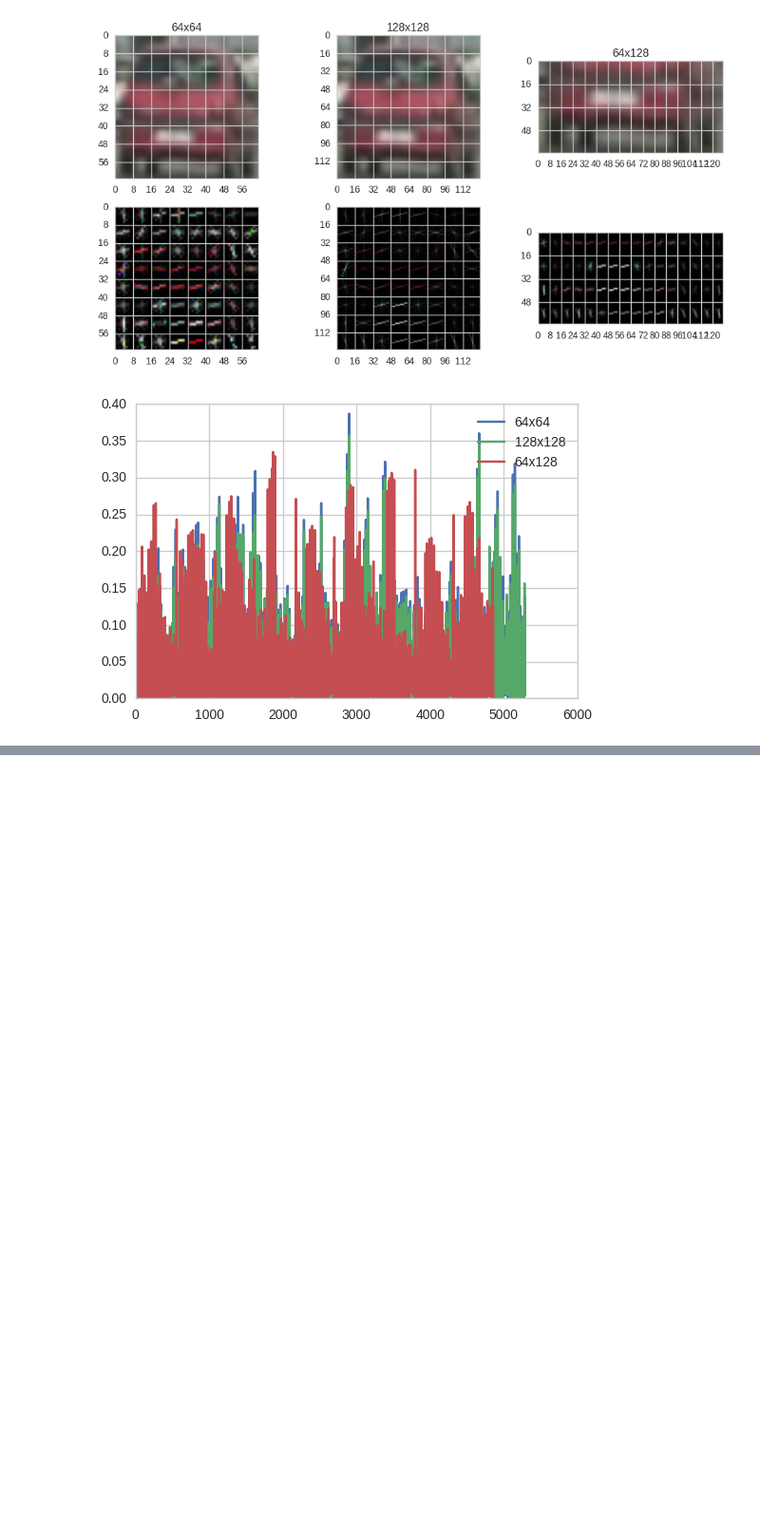
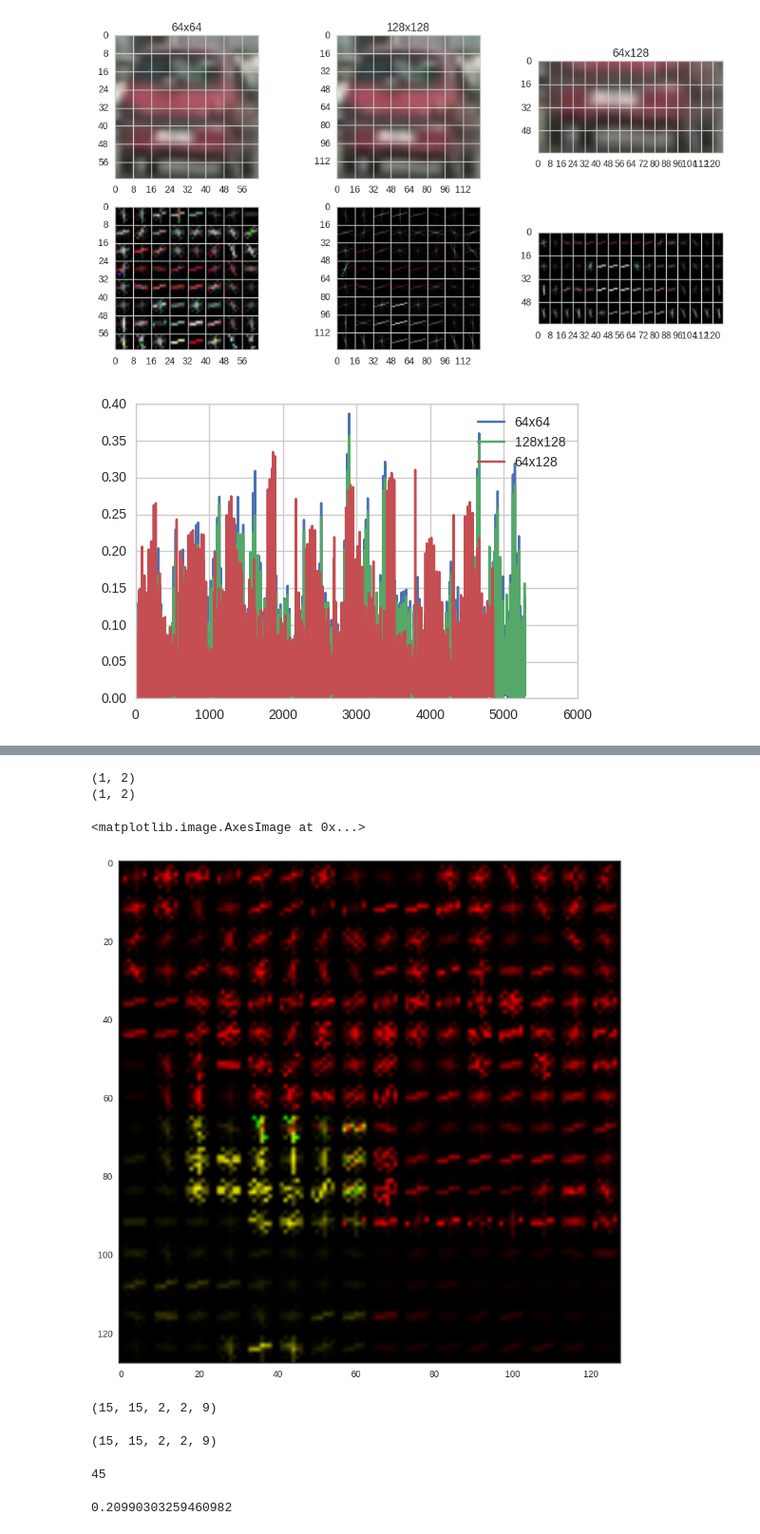
Before and after one commit to pkern90/vehicle-tracking, a Jupyter notebook: Notebooks/HOG experiments.ipynb, the cells around one changed output, grey strips where cells are left out. Shown at 95% size. Drawn from its saved outputs; the diff is of its cells as text; code cells hidden in the pictures; blank space fills up the shorter version.

```diff
--- a/Notebooks/HOG experiments.ipynb
+++ b/Notebooks/HOG experiments.ipynb
@@ -26,7 +26,7 @@ def hog_features(img, orient, pix_per_cell, cells_per_block, vis=False):
     if len(img.shape) == 2:
         img = np.expand_dims(img, axis=2)
 
-    features = np.zeros((img.shape[2], hog_feature_size(img, pix_per_cell, cells_per_block, orient)))
+    features = []
 
     if vis:
         hog_image = np.zeros(img.shape, dtype=np.float32)
@@ -34,15 +34,16 @@ def hog_features(img, orient, pix_per_cell, cells_per_block, vis=False):
     for ch in range(img.shape[2]):
         hog_result = hog(img[:, :, ch], orientations=orient, pixels_per_cell=pix_per_cell,
                          cells_per_block=cells_per_block, transform_sqrt=True,
-                         visualise=vis, feature_vector=True)
+                         visualise=vis, feature_vector=False)
 
         if vis:
-            features[ch] = hog_result[0]
+            features.append(hog_result)
             hog_image[:, :, ch] = hog_result[1]
         else:
-            features[ch] = hog_result
+            features.append(hog_result)
 
-    features = features.ravel()
+    #features = features.ravel()
+    features = np.array(features)
 
     if vis:
         return features, hog_image
@@ -374,0 +193,26 @@ array([[  1.35877058e-01],
+# %%
+orient = 9
+pix_per_cell = (8, 8)
+cells_per_block = (2, 2)
+
+sns.set_style(style='white')
+img = imread('../test_images/test1.jpg')
+img = cv2.cvtColor(img[400:528, 800:928, :], cv2.COLOR_RGB2GRAY)
+img_win = img[64:, 0:64]
+# %%
+feature_vec_all, all_img = hog_features(img, orient, pix_per_cell, cells_per_block, vis=True)
+print(feature_vec_all.shape)
+feature_vec_win, win_image = hog_features(img_win, orient, pix_per_cell, cells_per_block, vis=True)
+print(feature_vec_win.shape)
+# %% [output]
+(1, 2)
+(1, 2)
+# %%
+win_over = np.zeros(all_img[:,:,0].shape)
+win_over[64:, 0:64] = win_image[:,:,0]
+
+plt.figure(figsize=(10, 10))
+plt.imshow(np.stack((all_img[:,:,0], win_over, np.zeros(all_img[:,:,0].shape)), axis=2))
+# %% [output]
+<matplotlib.image.AxesImage at 0x...>
+[figure, added]
@@ -374,0 +222,8 @@ array([[  1.35877058e-01],
+# %%
+feature_vec_all.shape
+# %% [output]
+(15, 15, 2, 2, 9)
+# %%
+feature_vec_all.shape
+# %% [output]
+(15, 15, 2, 2, 9)
@@ -374,0 +233,8 @@ array([[  1.35877058e-01],
+# %%
+features[0][(np.abs(features[0]-features[1])>0.01)].size
+# %% [output]
+45
+# %%
+features[1].max()
+# %% [output]
+0.20990303259460982
```
Also changed, not shown: parts of 40 cells of this notebook, 28 other files.
